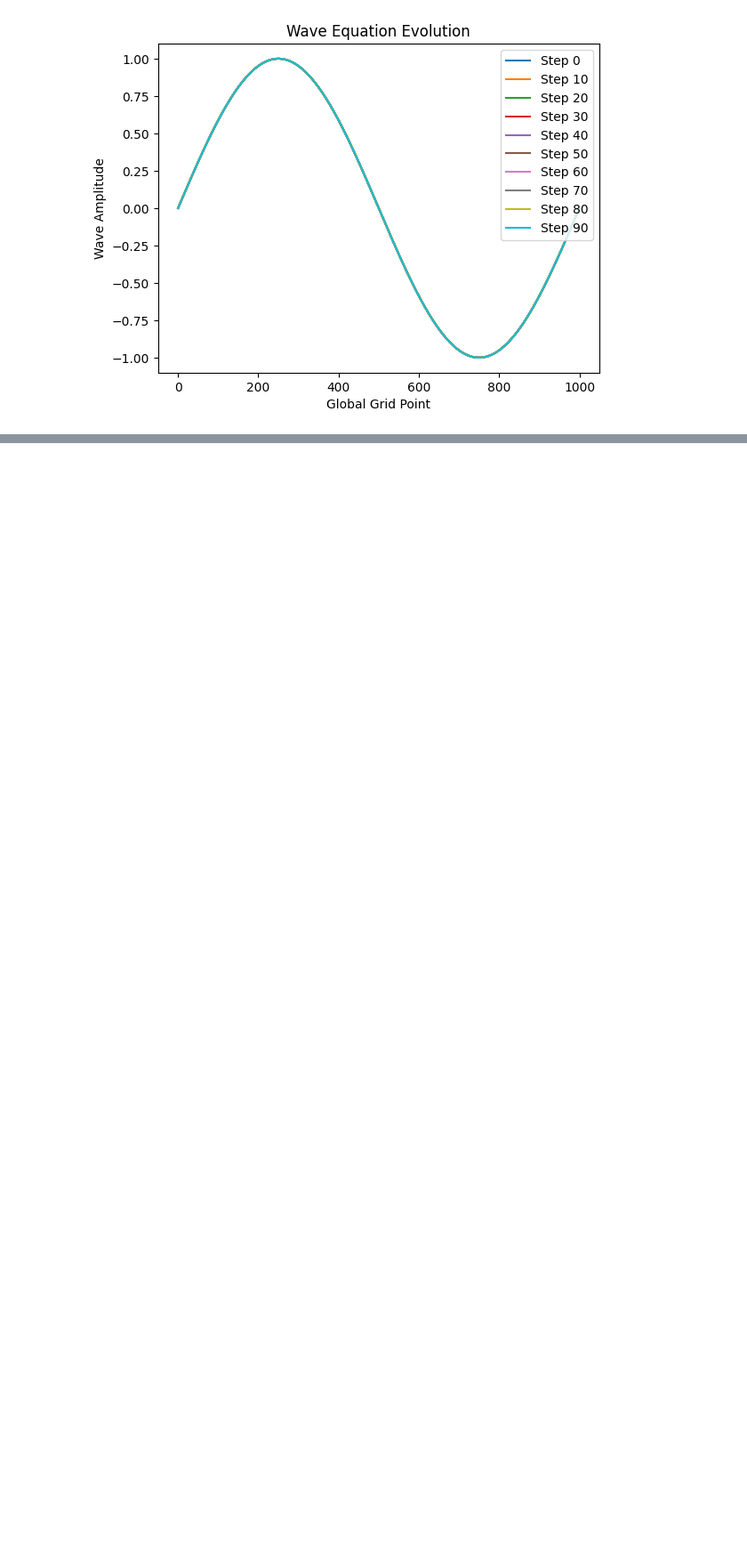
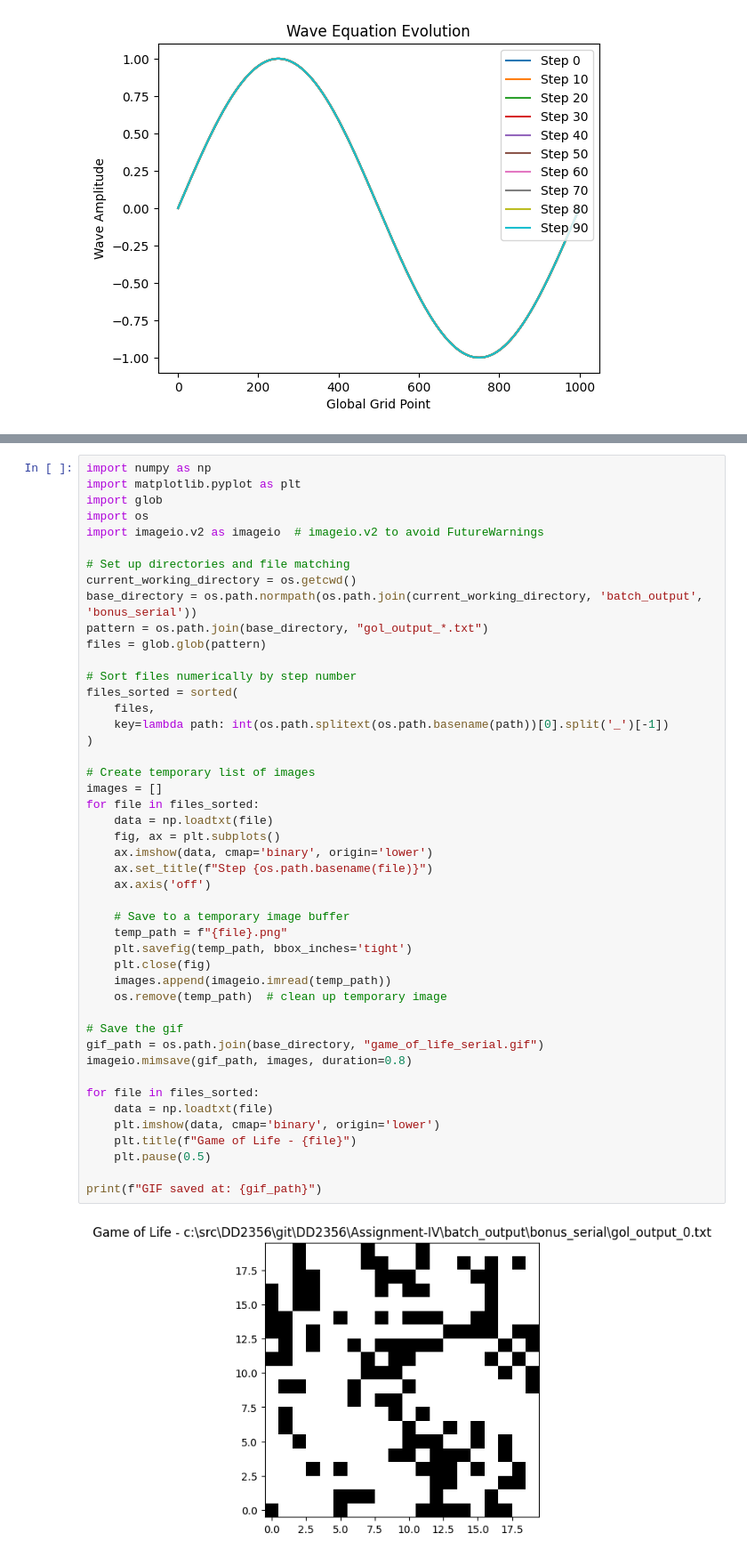
Before and after one commit to wiliam969/DD2356, a Jupyter notebook: Assignment-IV/main.ipynb, the cells around one changed output, grey strips where cells are left out. Shown at 89% size. Saved outputs shown, nothing was run; the diff lists cells and outputs as text; blank space fills up the shorter version.

Commit message:
plots lets go

```diff
--- a/Assignment-IV/main.ipynb
+++ b/Assignment-IV/main.ipynb
@@ -74,0 +77,48 @@ plt.show()
+# %%
+import numpy as np
+import matplotlib.pyplot as plt
+import glob
+import os
+import imageio.v2 as imageio  # imageio.v2 to avoid FutureWarnings
+
+# Set up directories and file matching
+current_working_directory = os.getcwd()
+base_directory = os.path.normpath(os.path.join(current_working_directory, 'batch_output', 'bonus_serial'))
+pattern = os.path.join(base_directory, "gol_output_*.txt")
+files = glob.glob(pattern)
+
+# Sort files numerically by step number
+files_sorted = sorted(
+    files,
+    key=lambda path: int(os.path.splitext(os.path.basename(path))[0].split('_')[-1])
+)
+
+# Create temporary list of images
+images = []
+for file in files_sorted:
+    data = np.loadtxt(file)
+    fig, ax = plt.subplots()
+    ax.imshow(data, cmap='binary', origin='lower')
+    ax.set_title(f"Step {os.path.basename(file)}")
+    ax.axis('off')
+
+    # Save to a temporary image buffer
+    temp_path = f"{file}.png"
+    plt.savefig(temp_path, bbox_inches='tight')
+    plt.close(fig)
+    images.append(imageio.imread(temp_path))
+    os.remove(temp_path)  # clean up temporary image
+
+# Save the gif
+gif_path = os.path.join(base_directory, "game_of_life_serial.gif")
+imageio.mimsave(gif_path, images, duration=0.8)
+
+for file in files_sorted:
+    data = np.loadtxt(file)
+    plt.imshow(data, cmap='binary', origin='lower')
+    plt.title(f"Game of Life - {file}")
+    plt.pause(0.5)
+
+print(f"GIF saved at: {gif_path}")
+# %% [output]
+[figure, added]
```
Also changed, not shown: parts of 9 cells of this notebook, 13 other files.
